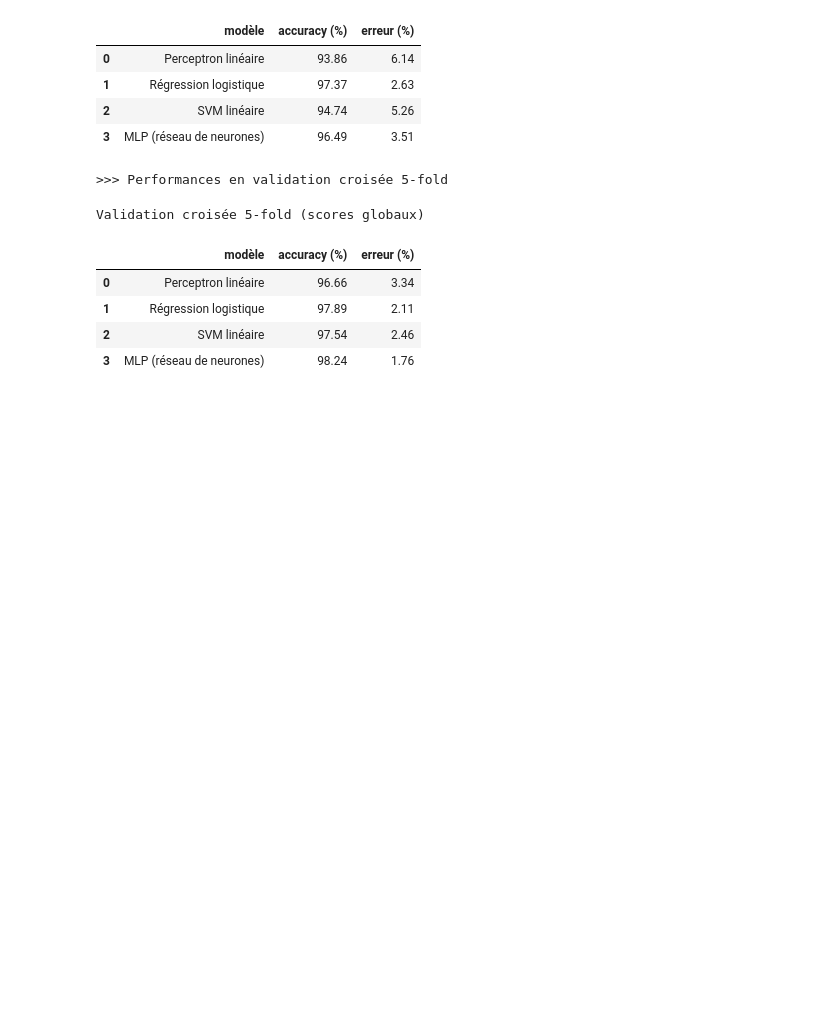
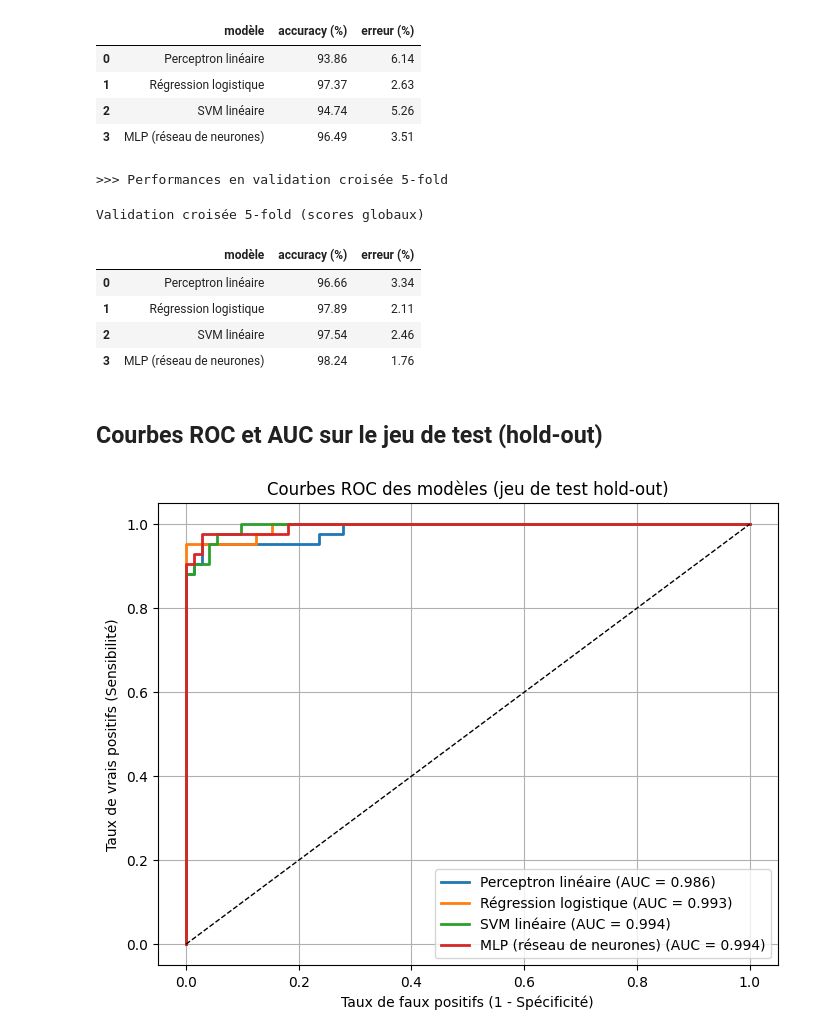
Before and after one commit to RSoups11/Apprentissage_Projet, a Jupyter notebook: notebooks/modelisation.ipynb, the cells around one changed output. Cells and saved outputs as stored; diff of their text form; code cells hidden in the pictures; blank space fills up the shorter version.

Commit message:
Ajout des Courbses ROC des modèles pour le jeu de test

```diff
--- a/notebooks/modelisation.ipynb
+++ b/notebooks/modelisation.ipynb
@@ -609,3 +609,54 @@ Validation croisée 5-fold (scores globaux)
 | 1 | Régression logistique | 97.89 | 2.11 |
 | 2 | SVM linéaire | 97.54 | 2.46 |
 | 3 | MLP (réseau de neurones) | 98.24 | 1.76 |
+# %% [markdown]
+## Courbes ROC et AUC sur le jeu de test (hold-out)
+# %%
+from sklearn.metrics import roc_curve, auc
+
+# Dictionnaire des modèles déjà définis
+models_roc = {
+    "Perceptron linéaire": pipe_perceptron,
+    "Régression logistique": pipe_logreg,
+    "SVM linéaire": pipe_svm,
+    "MLP (réseau de neurones)": pipe_mlp,
+}
+
+plt.figure(figsize=(8, 6))
+
+for name, model in models_roc.items():
+    # On ré-entraine le modèle sur le train (au cas où ce n'est plus le cas)
+    model.fit(X_train, y_train)
+
+    # Récupération d'un score continu pour la classe 1 (maligne)
+    # 1) si le modèle a predict_proba -> on prend la probabilité de la classe 1
+    # 2) sinon, si decision_function existe -> on l'utilise directement
+    if hasattr(model, "predict_proba"):
+        scores = model.predict_proba(X_test)[:, 1]
+    else:
+        # dans un Pipeline, le classifieur est dans named_steps["clf"]
+        clf = model.named_steps["clf"]
+        if hasattr(clf, "decision_function"):
+            scores = model.decision_function(X_test)
+        else:
+            # en dernier recours : on prend les prédictions binaires (moins informatif)
+            scores = model.predict(X_test)
+
+    # Calcul des points de la courbe ROC
+    fpr, tpr, _ = roc_curve(y_test, scores)
+    roc_auc = auc(fpr, tpr)
+
+    # Tracé de la courbe
+    plt.plot(fpr, tpr, lw=2, label=f"{name} (AUC = {roc_auc:.3f})")
+
+# Diagonale aléatoire
+plt.plot([0, 1], [0, 1], "k--", lw=1)
+
+plt.xlabel("Taux de faux positifs (1 - Spécificité)")
+plt.ylabel("Taux de vrais positifs (Sensibilité)")
+plt.title("Courbes ROC des modèles (jeu de test hold-out)")
+plt.legend(loc="lower right")
+plt.grid(True)
+plt.show()
+# %% [output]
+[figure, added]
```
